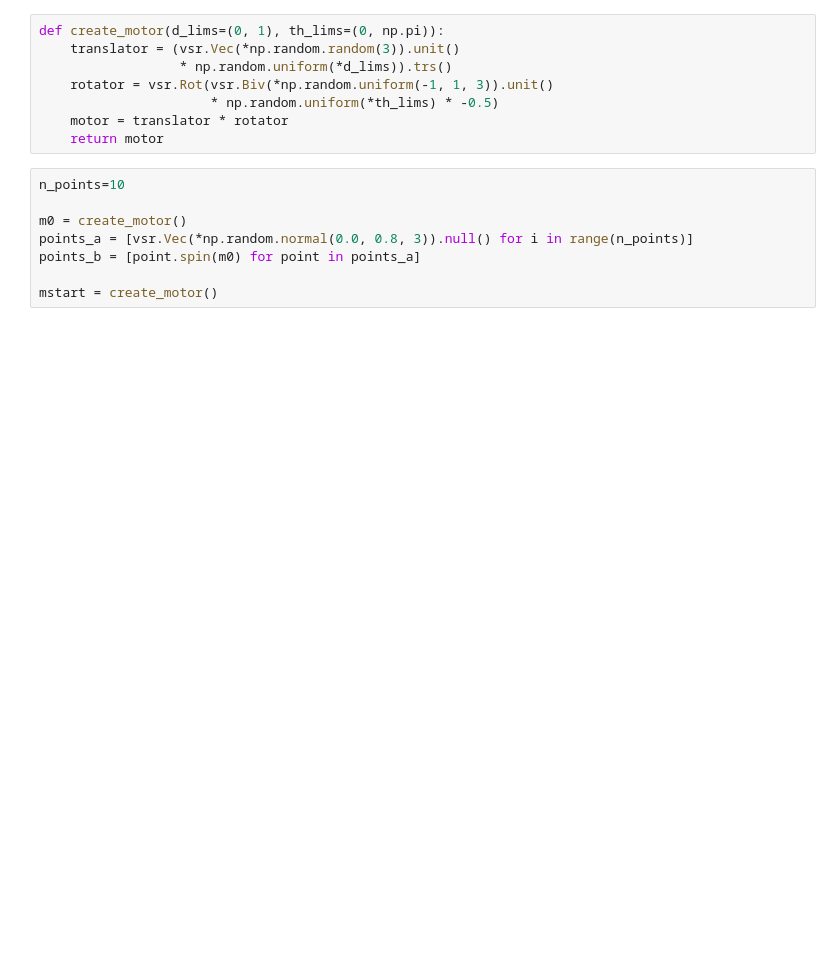
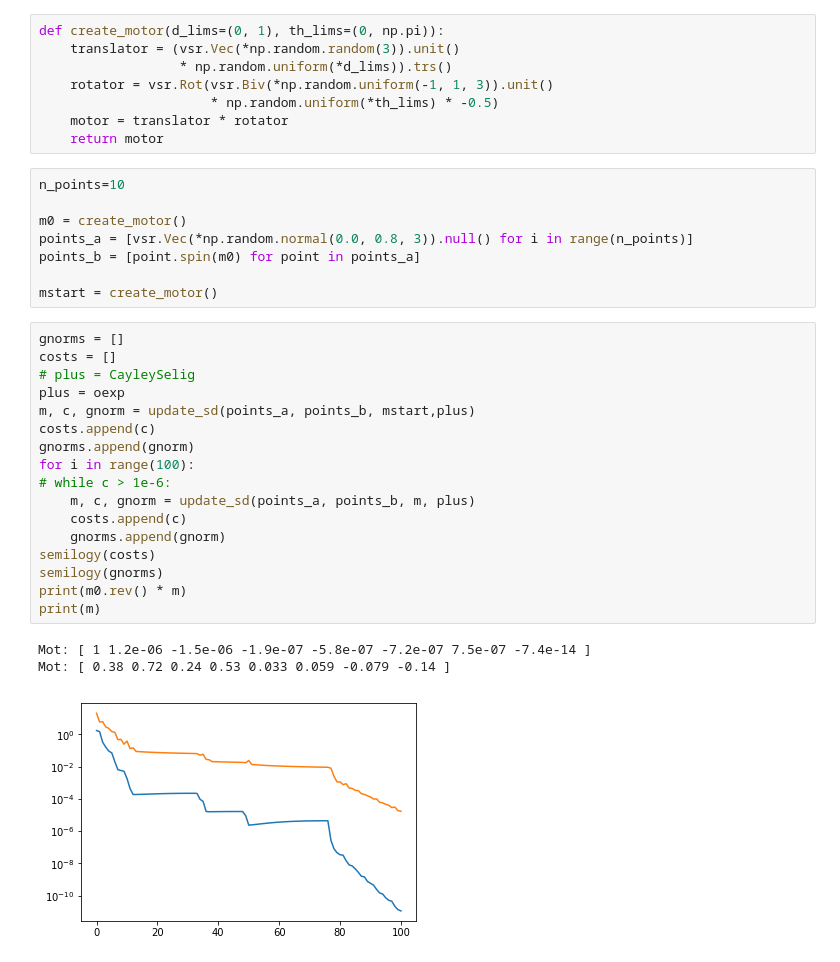
Before and after one commit to tingelst/game, a Jupyter notebook: python/MultivectorDiff.ipynb, the cells around one changed output. Cells and saved outputs as stored; diff of their text form; blank space fills up the shorter version.

```diff
--- a/python/MultivectorDiff.ipynb
+++ b/python/MultivectorDiff.ipynb
@@ -324,3 +245,24 @@ points_a = [vsr.Vec(*np.random.normal(0.0, 0.8, 3)).null() for i in range(n_poin
 points_b = [point.spin(m0) for point in points_a]
 
 mstart = create_motor()
+# %%
+gnorms = []
+costs = []
+# plus = CayleySelig
+plus = oexp
+m, c, gnorm = update_sd(points_a, points_b, mstart,plus)
+costs.append(c)
+gnorms.append(gnorm)
+for i in range(100):
+# while c > 1e-6:
+    m, c, gnorm = update_sd(points_a, points_b, m, plus)
+    costs.append(c)
+    gnorms.append(gnorm)
+semilogy(costs)
+semilogy(gnorms)
+print(m0.rev() * m)
+print(m)
+# %% [output]
+Mot: [ 1 1.2e-06 -1.5e-06 -1.9e-07 -5.8e-07 -7.2e-07 7.5e-07 -7.4e-14 ]
+Mot: [ 0.38 0.72 0.24 0.53 0.033 0.059 -0.079 -0.14 ]
+[figure, added]
```
Also changed, not shown: parts of 26 cells of this notebook, 2 other files.
